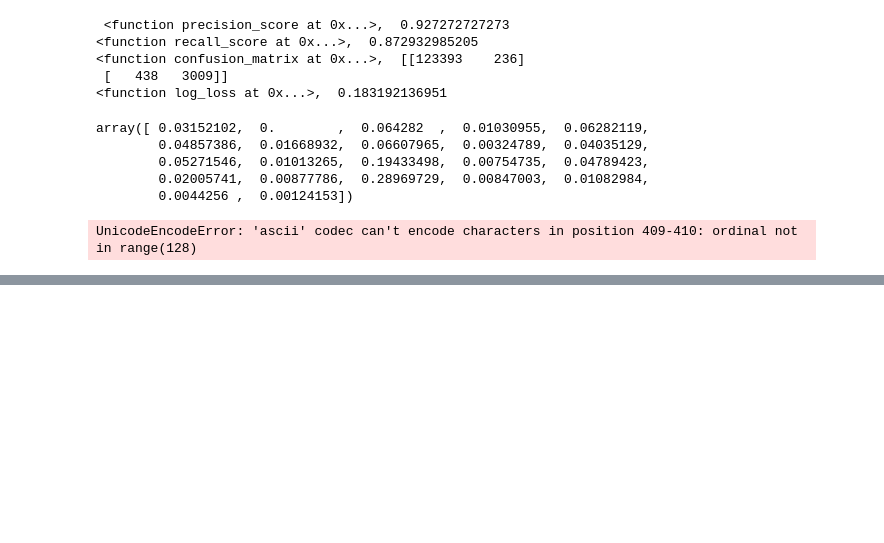
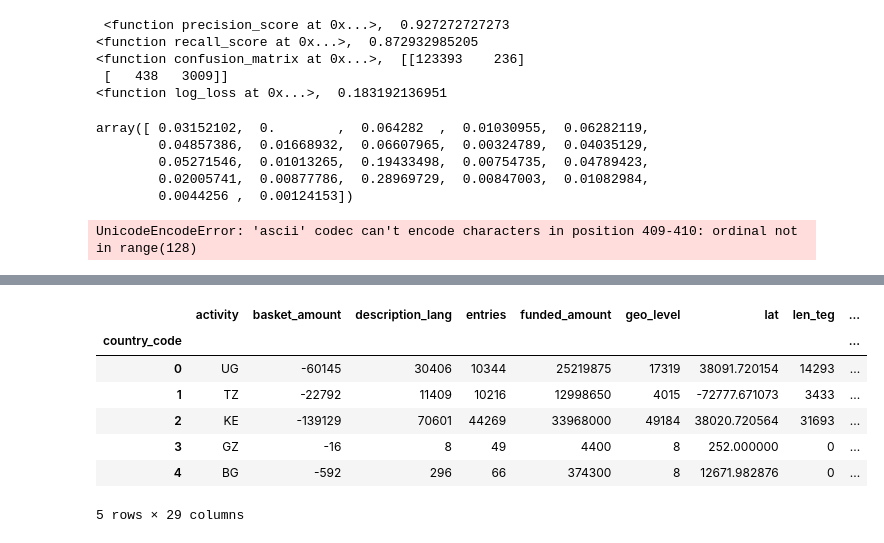
Before and after one commit to kush99993s/defaultfinder, a Jupyter notebook: code/EDA.ipynb, the cells around one changed output, grey strips where cells are left out. Saved outputs shown, nothing was run; the diff lists cells and outputs as text; code cells hidden in the pictures; blank space fills up the shorter version.

```diff
--- a/code/EDA.ipynb
+++ b/code/EDA.ipynb
@@ -828,0 +956,23 @@ UnicodeEncodeError: 'ascii' codec can't encode characters in position 409-410: o
+# %%
+df_groupby_country = df.groupby("country_code").sum()
+# %%
+df_groupby_country["ratio"] = df_groupby_country.default/(df_groupby_country.paid + df_groupby_country.default)
+df_groupby_country["normalized_paid"] = df_groupby_country.paid/sum(df_groupby_country.paid)
+df_groupby_country["normalized_default"] = df_groupby_country.default/sum(df_groupby_country.default)
+# %%
+with open("/home/patanjalichanakya/Documents/Galvanize/find_defaulter/data/country_code_list_1638.pickle") as f:
+    file_read = f.read()
+title = cPickle.loads(file_read)
+# %%
+df_groupby_country["country_code"] = title
+# %%
+df_groupby_country.head()
+# %% [output]
+|  | activity | basket_amount | description_lang | entries | funded_amount | geo_level | lat | len_teg | ... |
+| country_code |  |  |  |  |  |  |  |  | ... |
+| 0 | UG | -60145 | 30406 | 10344 | 25219875 | 17319 | 38091.720154 | 14293 | ... |
+| 1 | TZ | -22792 | 11409 | 10216 | 12998650 | 4015 | -72777.671073 | 3433 | ... |
+| 2 | KE | -139129 | 70601 | 44269 | 33968000 | 49184 | 38020.720564 | 31693 | ... |
+| 3 | GZ | -16 | 8 | 49 | 4400 | 8 | 252.000000 | 0 | ... |
+| 4 | BG | -592 | 296 | 66 | 374300 | 8 | 12671.982876 | 0 | ... |
+5 rows × 29 columns
```
Also changed, not shown: parts of 33 cells of this notebook, 2 other files.
